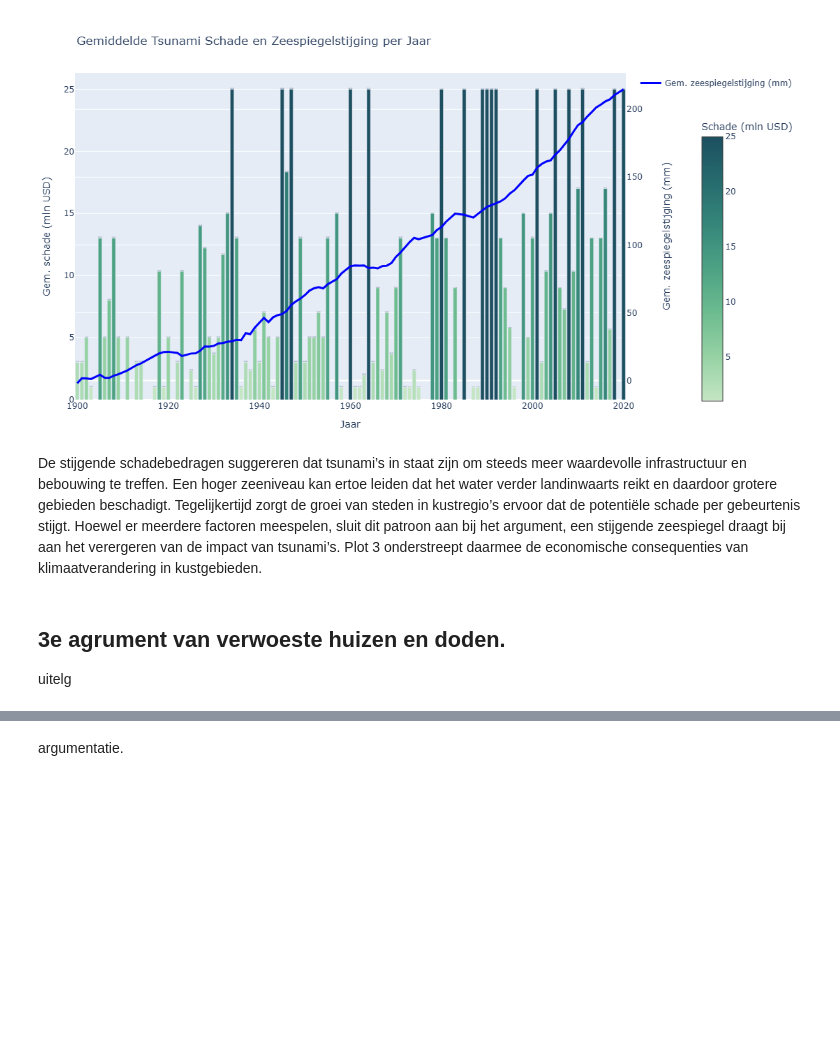
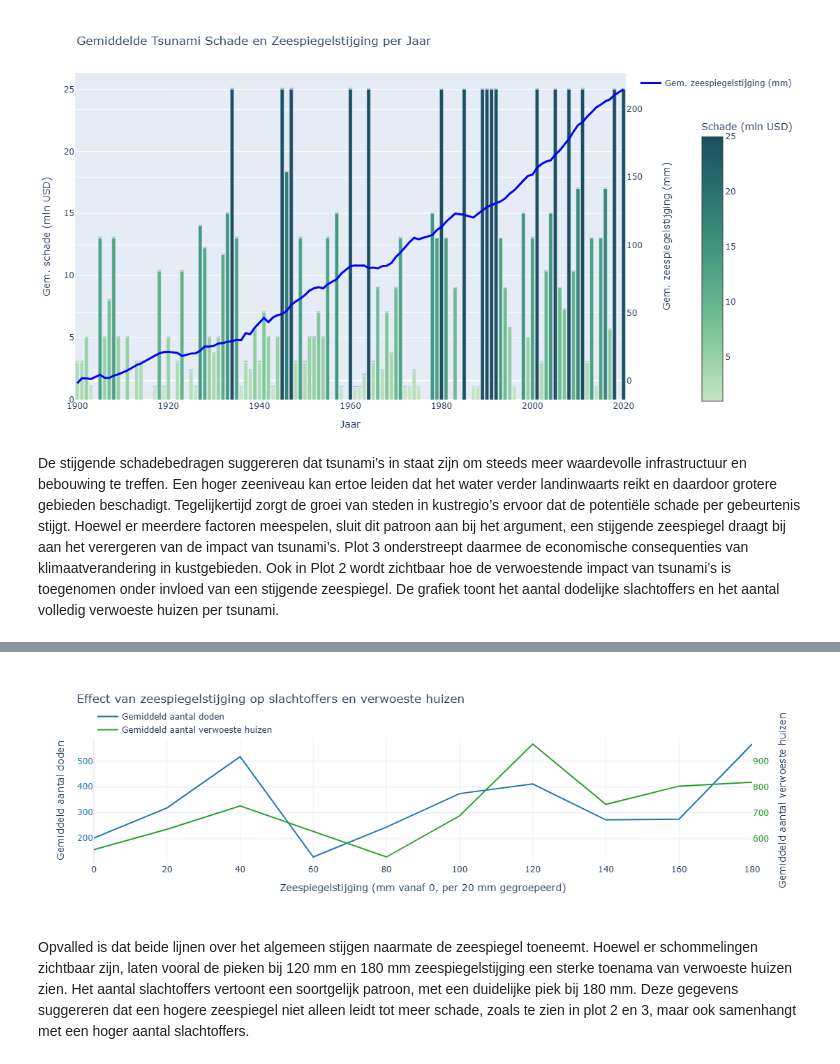
Before and after one commit to roosz/informatievisualisatie, a Jupyter notebook: _build/jupyter_execute/docs/voorindatasory.ipynb, the cells around one changed output, grey strips where cells are left out. Saved outputs shown, nothing was run; the diff lists cells and outputs as text; code cells hidden in the pictures; blank space fills up the shorter version.

```diff
--- a/_build/jupyter_execute/docs/voorindatasory.ipynb
+++ b/_build/jupyter_execute/docs/voorindatasory.ipynb
@@ -512,10 +512,7 @@ fig.show()
 # %% [output]
 [figure]
 # %% [markdown]
-De stijgende schadebedragen suggereren dat tsunami’s in staat zijn om steeds meer waardevolle infrastructuur en bebouwing te treffen. Een hoger zeeniveau kan ertoe leiden dat het water verder landinwaarts reikt en daardoor grotere gebieden beschadigt. Tegelijkertijd zorgt de groei van steden in kustregio’s ervoor dat de potentiële schade per gebeurtenis stijgt. Hoewel er meerdere factoren meespelen, sluit dit patroon aan bij het argument, een stijgende zeespiegel draagt bij aan het verergeren van de impact van tsunami’s. Plot 3 onderstreept daarmee de economische consequenties van klimaatverandering in kustgebieden.
+De stijgende schadebedragen suggereren dat tsunami’s in staat zijn om steeds meer waardevolle infrastructuur en bebouwing te treffen. Een hoger zeeniveau kan ertoe leiden dat het water verder landinwaarts reikt en daardoor grotere gebieden beschadigt. Tegelijkertijd zorgt de groei van steden in kustregio’s ervoor dat de potentiële schade per gebeurtenis stijgt. Hoewel er meerdere factoren meespelen, sluit dit patroon aan bij het argument, een stijgende zeespiegel draagt bij aan het verergeren van de impact van tsunami’s. Plot 3 onderstreept daarmee de economische consequenties van klimaatverandering in kustgebieden. Ook in Plot 2 wordt zichtbaar hoe de verwoestende impact van tsunami’s is toegenomen onder invloed van een stijgende zeespiegel. De grafiek toont het aantal dodelijke slachtoffers en het aantal volledig verwoeste huizen per tsunami.
-# %% [markdown]
-## 3e agrument van verwoeste huizen en doden.
-uitelg
 # %%
 import pandas as pd
 import plotly.graph_objs as go
@@ -617,7 +614,7 @@ fig.update_layout(
         overlaying="y",
         side="right"
     ),
-    legend=dict(x=0.01, y=0.99),
+    legend=dict(x=0.00, y=1.25),
     template="plotly_white",
     hovermode="x unified"
 )
@@ -628,2 +624,4 @@ fig.show()
+[figure, added]
 # %% [markdown]
-argumentatie.
+Opvalled is dat beide lijnen over het algemeen stijgen naarmate de zeespiegel toeneemt. Hoewel er schommelingen zichtbaar zijn, laten vooral de pieken bij 120 mm en 180 mm zeespiegelstijging een sterke toenama van verwoeste huizen zien. Het aantal slachtoffers vertoont een soortgelijk patroon, met een duidelijke piek bij 180 mm.
+Deze gegevens suggereren dat een hogere zeespiegel niet alleen leidt tot meer schade, zoals te zien in plot 2 en 3, maar ook samenhangt met een hoger aantal slachtoffers.
```
Also changed, not shown: parts of 2 cells of this notebook, 7 other files.
